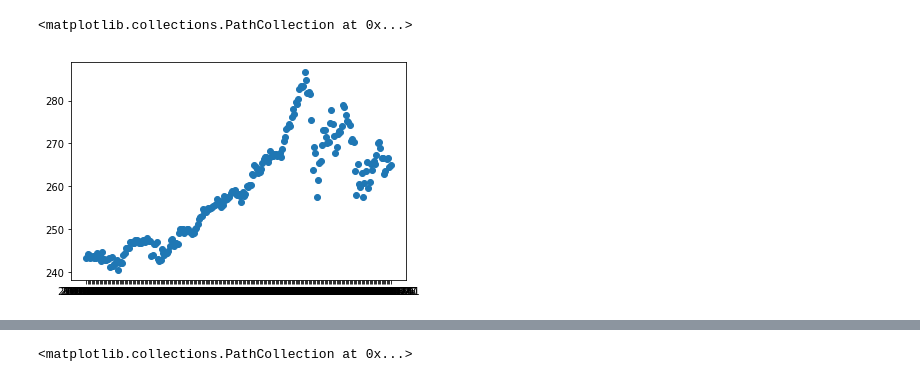
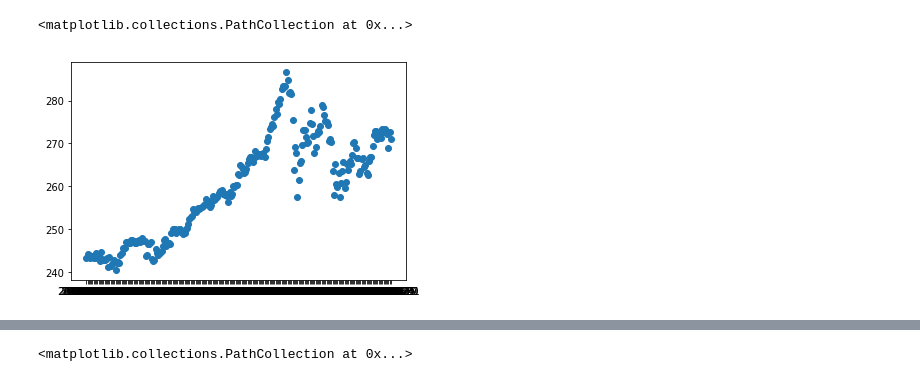
Before and after one commit to mrdahdah/AutomaticStockTrading, a Jupyter notebook: LinearRegression.ipynb, the cells around one changed output, grey strips where cells are left out. Cells and saved outputs as stored; diff of their text form; code cells hidden in the pictures.

```diff
--- a/LinearRegression.ipynb
+++ b/LinearRegression.ipynb
@@ -3,14 +3,14 @@ import pandas
 from matplotlib import pyplot as plt
 import numpy as np
 # %%
-variables = pandas.read_csv('Stock.csv')
-
+variables = pandas.read_csv('Stocks.csv')
+#variables = pandas.read_csv('Stock.csv')
 price = variables ['Close']
 date = variables ['Date']
 plt.scatter (date,price)
 # %% [output]
 <matplotlib.collections.PathCollection at 0x...>
-[figure, old version]
+[figure, new version]
 # %%
 import fbprophet
 
```
Also changed, not shown: parts of 1 cell of this notebook, 1 other file.
